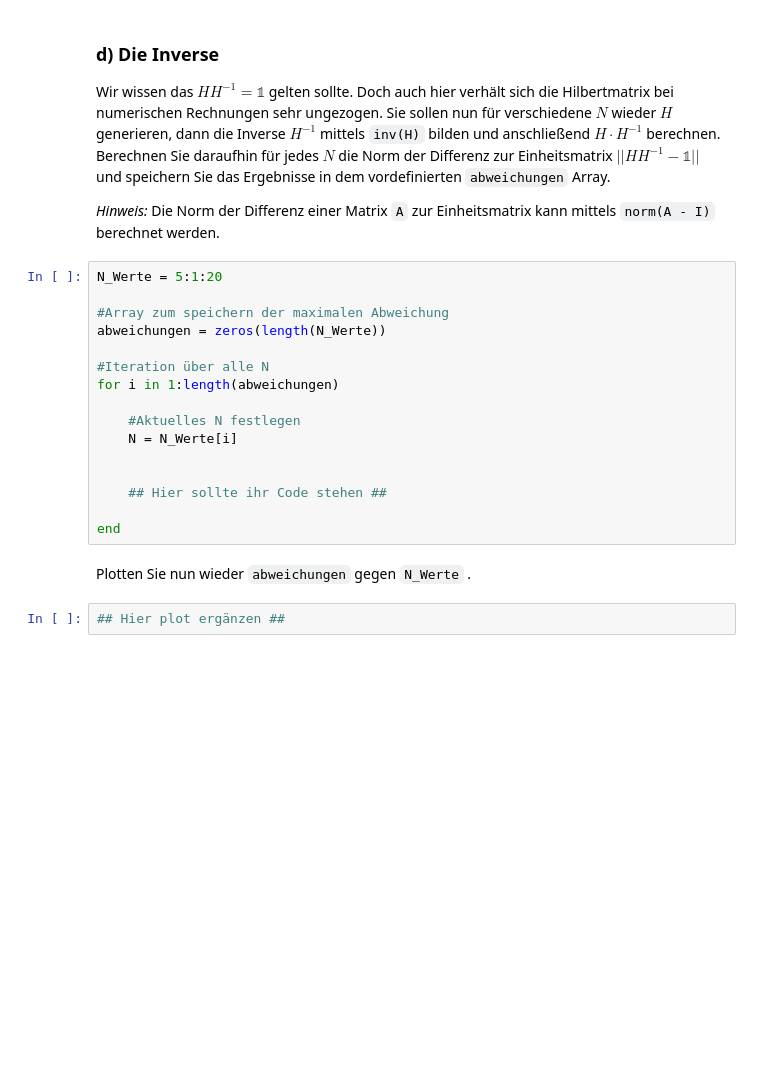
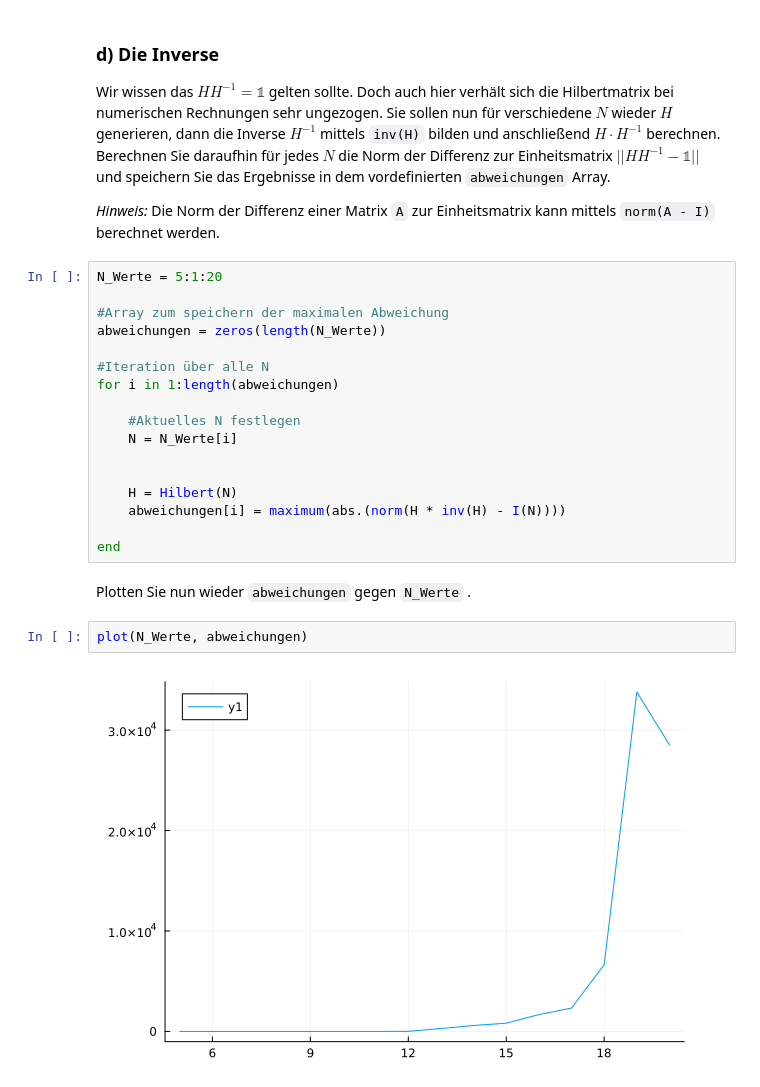
Before and after one commit to torben0187/Computerphysik, a Jupyter notebook: Übung 5/05_03.ipynb, the cells around one changed output. Cells and saved outputs as stored; diff of their text form; blank space fills up the shorter version.

```diff
--- a/Übung 5/05_03.ipynb
+++ b/Übung 5/05_03.ipynb
@@ -100,10 +160,13 @@ for i in 1:length(abweichungen)
     N = N_Werte[i]
 
 
-    ## Hier sollte ihr Code stehen ##
+    H = Hilbert(N)
+    abweichungen[i] = maximum(abs.(norm(H * inv(H) - I(N))))
 
 end
 # %% [markdown]
 Plotten Sie nun wieder `abweichungen` gegen `N_Werte` .
-# %%
-## Hier plot ergänzen ##
+# %%
+plot(N_Werte, abweichungen)
+# %% [output]
+[figure, added]
```
Also changed, not shown: parts of 8 cells of this notebook, 5 other files.
